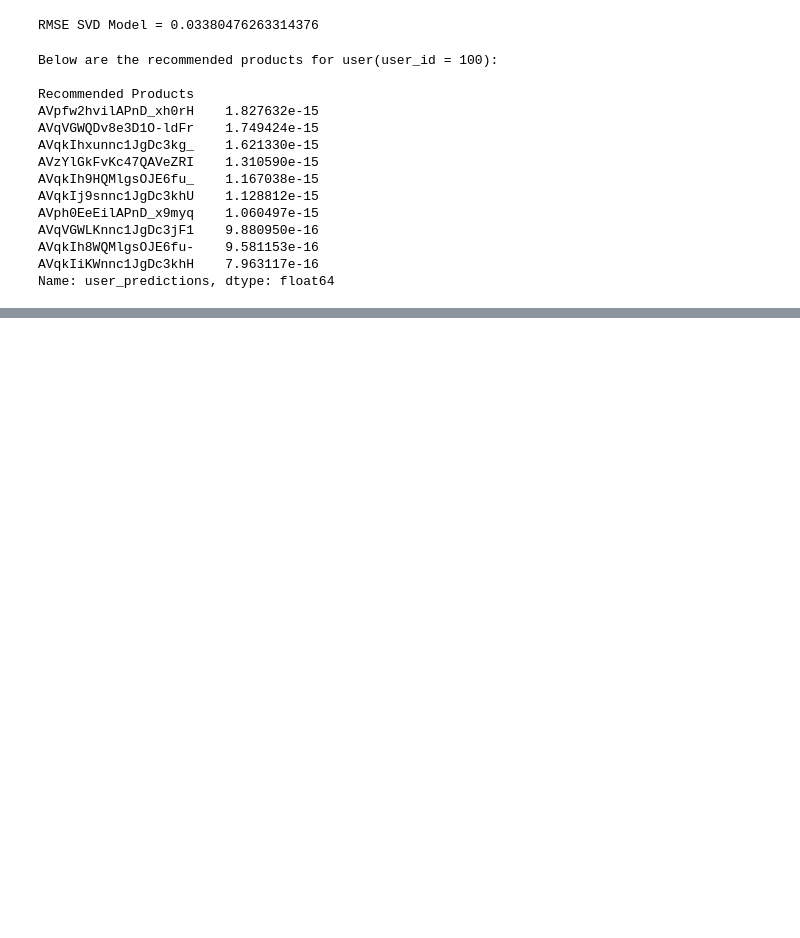
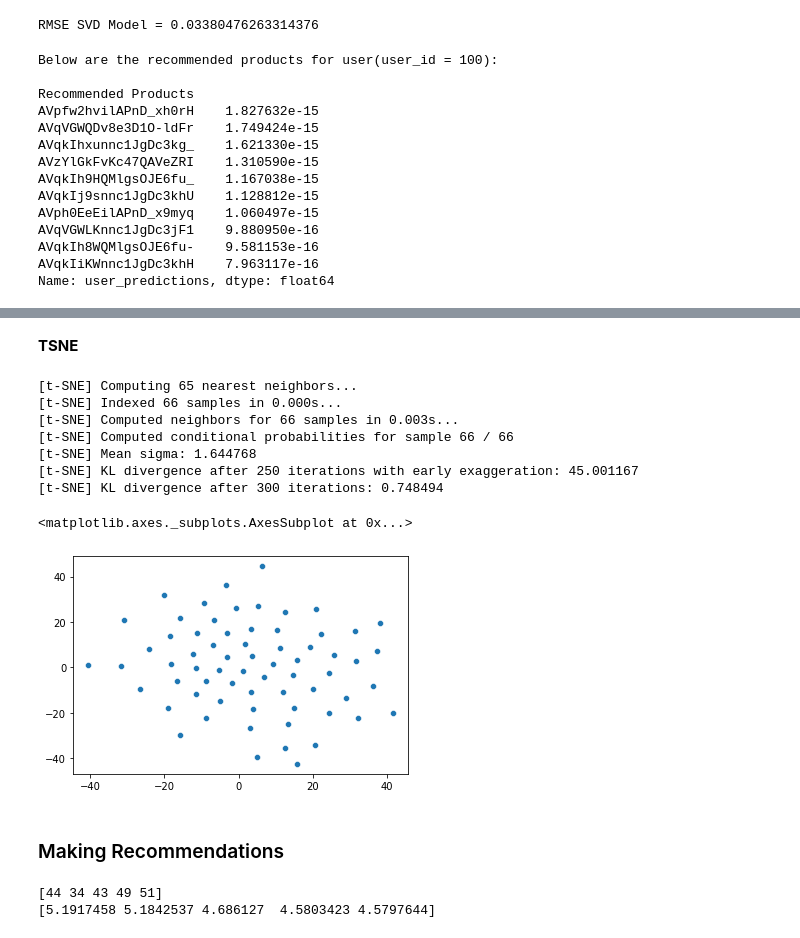
Before and after one commit to vngeno/E-COMMERCE-RECOMMENDATION-SYSTEM-, a Jupyter notebook: Collaborative_Recommendation_System.ipynb, the cells around one changed output, grey strips where cells are left out. Cells and saved outputs as stored; diff of their text form; code cells hidden in the pictures; blank space fills up the shorter version.

```diff
--- a/Collaborative_Recommendation_System.ipynb
+++ b/Collaborative_Recommendation_System.ipynb
@@ -457,0 +564,32 @@ Name: user_predictions, dtype: float64
+# %% [markdown]
+**TSNE**
+# %%
+from sklearn.manifold import TSNE
+
+tsne = TSNE(n_components=2, verbose=1, perplexity=40, n_iter=300)
+tnse_results = tsne.fit_transform(product_em_weights)
+sns.scatterplot(x=tnse_results[:,0], y=tnse_results[:,1])
+# %% [output]
+[t-SNE] Computing 65 nearest neighbors...
+[t-SNE] Indexed 66 samples in 0.000s...
+[t-SNE] Computed neighbors for 66 samples in 0.003s...
+[t-SNE] Computed conditional probabilities for sample 66 / 66
+[t-SNE] Mean sigma: 1.644768
+[t-SNE] KL divergence after 250 iterations with early exaggeration: 45.001167
+[t-SNE] KL divergence after 300 iterations: 0.748494
+<matplotlib.axes._subplots.AxesSubplot at 0x...>
+[figure, added]
+# %% [markdown]
+### Making Recommendations
+# %%
+# Creating dataset for making recommendations for the first user
+product_data = np.array(list(set(dataset.product_id)))
+user = np.array([1 for i in range(len(product_data))])
+predictions = model.predict([user, product_data])
+predictions = np.array([a[0] for a in predictions])
+recommended_product_ids = (-predictions).argsort()[:5]
+print(recommended_product_ids)
+print(predictions[recommended_product_ids])
+# %% [output]
+[44 34 43 49 51]
+[5.1917458 5.1842537 4.686127  4.5803423 4.5797644]
```
Also changed, not shown: parts of 11 cells of this notebook.
